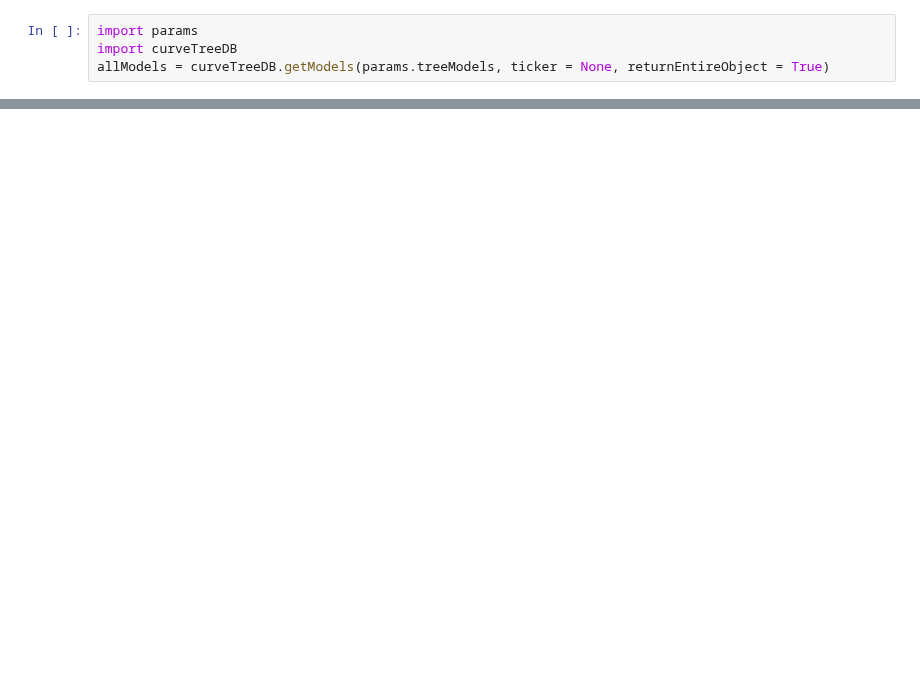
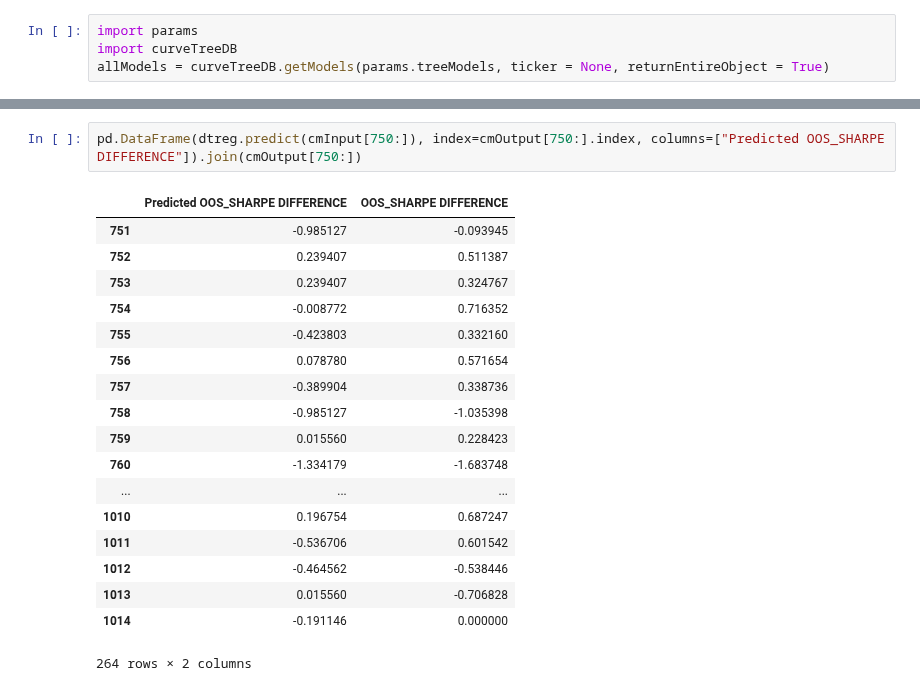
Before and after one commit to SignalBuilders/walkforwardTrader, a Jupyter notebook: Explore Data.ipynb, the cells around one changed output, grey strips where cells are left out. Saved outputs shown, nothing was run; the diff lists cells and outputs as text; blank space fills up the shorter version.

```diff
--- a/Explore Data.ipynb
+++ b/Explore Data.ipynb
@@ -61,0 +145,21 @@ IS_ALPHA SLIPPAGE
+# %%
+pd.DataFrame(dtreg.predict(cmInput[750:]), index=cmOutput[750:].index, columns=["Predicted OOS_SHARPE DIFFERENCE"]).join(cmOutput[750:])
+# %% [output]
+|  | Predicted OOS_SHARPE DIFFERENCE | OOS_SHARPE DIFFERENCE |
+| 751 | -0.985127 | -0.093945 |
+| 752 | 0.239407 | 0.511387 |
+| 753 | 0.239407 | 0.324767 |
+| 754 | -0.008772 | 0.716352 |
+| 755 | -0.423803 | 0.332160 |
+| 756 | 0.078780 | 0.571654 |
+| 757 | -0.389904 | 0.338736 |
+| 758 | -0.985127 | -1.035398 |
+| 759 | 0.015560 | 0.228423 |
+| 760 | -1.334179 | -1.683748 |
+| ... | ... | ... |
+| 1010 | 0.196754 | 0.687247 |
+| 1011 | -0.536706 | 0.601542 |
+| 1012 | -0.464562 | -0.538446 |
+| 1013 | 0.015560 | -0.706828 |
+| 1014 | -0.191146 | 0.000000 |
+264 rows × 2 columns
```
Also changed, not shown: parts of 12 cells of this notebook, 1 other file.
